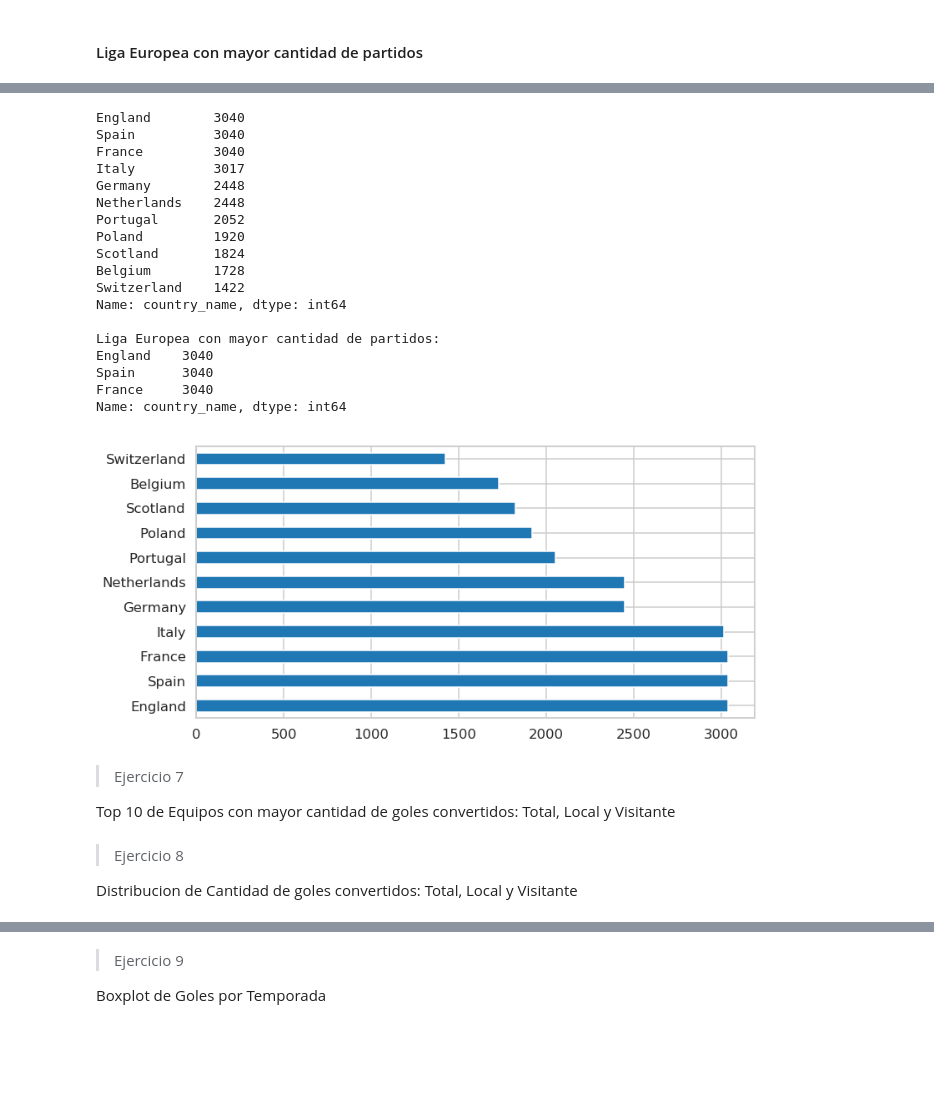
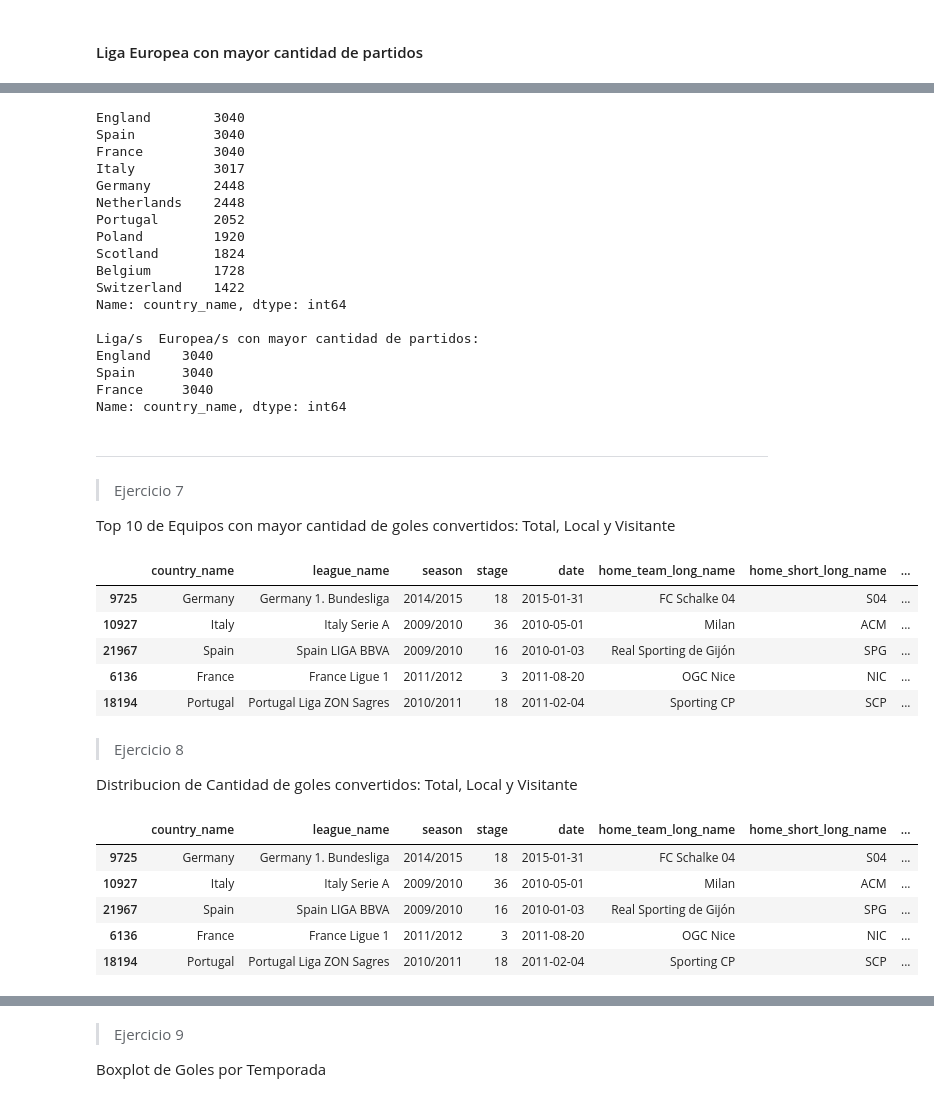
Before and after one commit to diplodatos2019/Mentoria_Analisis_Visualizacion_Datos, a Jupyter notebook: Practico_AyV_resolucion.ipynb, the cells around one changed output, grey strips where cells are left out. Saved outputs shown, nothing was run; the diff lists cells and outputs as text; code cells hidden in the pictures; blank space fills up the shorter version.

```diff
--- a/Practico_AyV_resolucion.ipynb
+++ b/Practico_AyV_resolucion.ipynb
@@ -584,10 +591,6 @@ Liga Europea con mayor cantidad de partidos
 # %%
-matches_for_country = df_match["country_name"].value_counts()
-plt.figure(figsize=(12,6))
-matches_for_country.plot(kind="barh")
-
 print(matches_for_country)
-print("\nLiga Europea con mayor cantidad de partidos:\n{}".format(matches_for_country[matches_for_country==matches_for_country.max()]))
+print("\nLiga/s  Europea/s con mayor cantidad de partidos:\n{}".format(matches_for_country[matches_for_country==matches_for_country.max()]))
 # %% [output]
 England        3040
 Spain          3040
@@ -602,17 +605,35 @@ Belgium        1728
 Switzerland    1422
 Name: country_name, dtype: int64
 
-Liga Europea con mayor cantidad de partidos:
+Liga/s  Europea/s con mayor cantidad de partidos:
 England    3040
 Spain      3040
 France     3040
 Name: country_name, dtype: int64
-[figure, removed]
 # %% [markdown]
+_____________________________________
 > Ejercicio 7
 
 Top 10 de Equipos con mayor cantidad de goles convertidos: Total, Local y Visitante
+# %%
+df_match.sample(5)
+# %% [output]
+|  | country_name | league_name | season | stage | date | home_team_long_name | home_short_long_name | ... |
+| 9725 | Germany | Germany 1. Bundesliga | 2014/2015 | 18 | 2015-01-31 | FC Schalke 04 | S04 | ... |
+| 10927 | Italy | Italy Serie A | 2009/2010 | 36 | 2010-05-01 | Milan | ACM | ... |
+| 21967 | Spain | Spain LIGA BBVA | 2009/2010 | 16 | 2010-01-03 | Real Sporting de Gijón | SPG | ... |
+| 6136 | France | France Ligue 1 | 2011/2012 | 3 | 2011-08-20 | OGC Nice | NIC | ... |
+| 18194 | Portugal | Portugal Liga ZON Sagres | 2010/2011 | 18 | 2011-02-04 | Sporting CP | SCP | ... |
 # %% [markdown]
 > Ejercicio 8
 
 Distribucion de Cantidad de goles convertidos: Total, Local y Visitante
+# %%
+df_match.sample(5)
+# %% [output]
+|  | country_name | league_name | season | stage | date | home_team_long_name | home_short_long_name | ... |
+| 9725 | Germany | Germany 1. Bundesliga | 2014/2015 | 18 | 2015-01-31 | FC Schalke 04 | S04 | ... |
+| 10927 | Italy | Italy Serie A | 2009/2010 | 36 | 2010-05-01 | Milan | ACM | ... |
+| 21967 | Spain | Spain LIGA BBVA | 2009/2010 | 16 | 2010-01-03 | Real Sporting de Gijón | SPG | ... |
+| 6136 | France | France Ligue 1 | 2011/2012 | 3 | 2011-08-20 | OGC Nice | NIC | ... |
+| 18194 | Portugal | Portugal Liga ZON Sagres | 2010/2011 | 18 | 2011-02-04 | Sporting CP | SCP | ... |
```
Also changed, not shown: parts of 6 cells of this notebook.
